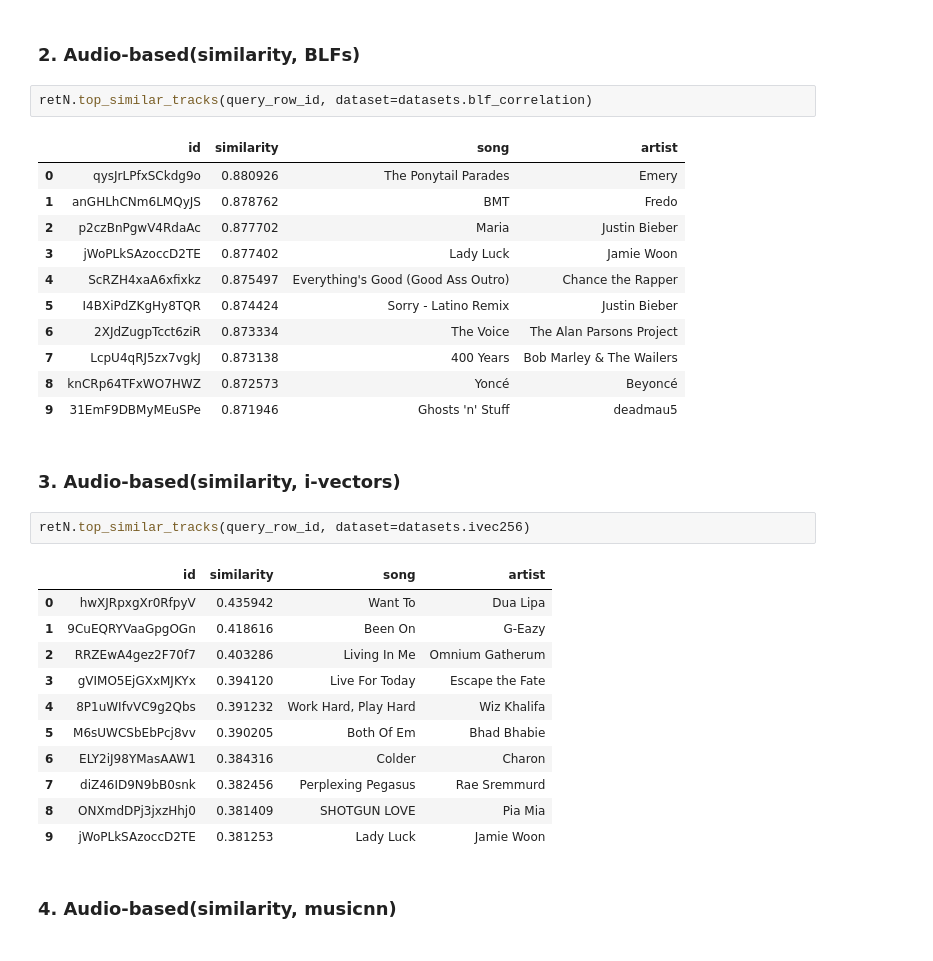
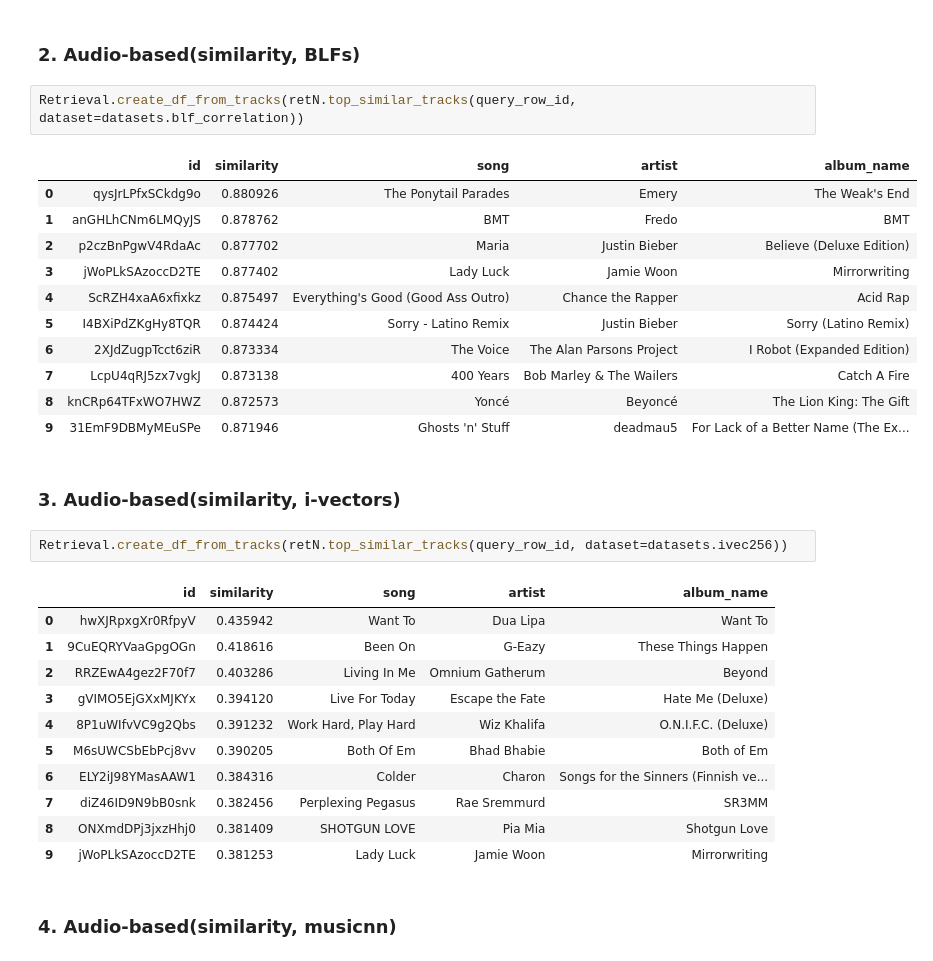
Before and after one commit to haraleib/MMSR_GroupB_WS23, a Jupyter notebook: Task 2_Group B.ipynb, the cells around one changed output. Drawn from its saved outputs; the diff is of its cells as text.

```diff
--- a/Task 2_Group B.ipynb
+++ b/Task 2_Group B.ipynb
@@ -69,35 +69,35 @@ retN.top_similar_tracks(query_row_id, dataset=datasets.mfcc_bow)
 # %% [markdown]
 ### 2. Audio-based(similarity, BLFs)
 # %%
-retN.top_similar_tracks(query_row_id, dataset=datasets.blf_correlation)
+Retrieval.create_df_from_tracks(retN.top_similar_tracks(query_row_id, dataset=datasets.blf_correlation))
 # %% [output]
-|  | id | similarity | song | artist |
-| 0 | qysJrLPfxSCkdg9o | 0.880926 | The Ponytail Parades | Emery |
-| 1 | anGHLhCNm6LMQyJS | 0.878762 | BMT | Fredo |
-| 2 | p2czBnPgwV4RdaAc | 0.877702 | Maria | Justin Bieber |
-| 3 | jWoPLkSAzoccD2TE | 0.877402 | Lady Luck | Jamie Woon |
-| 4 | ScRZH4xaA6xfixkz | 0.875497 | Everything's Good (Good Ass Outro) | Chance the Rapper |
-| 5 | I4BXiPdZKgHy8TQR | 0.874424 | Sorry - Latino Remix | Justin Bieber |
-| 6 | 2XJdZugpTcct6ziR | 0.873334 | The Voice | The Alan Parsons Project |
-| 7 | LcpU4qRJ5zx7vgkJ | 0.873138 | 400 Years | Bob Marley & The Wailers |
-| 8 | knCRp64TFxWO7HWZ | 0.872573 | Yoncé | Beyoncé |
-| 9 | 31EmF9DBMyMEuSPe | 0.871946 | Ghosts 'n' Stuff | deadmau5 |
+|  | id | similarity | song | artist | album_name |
+| 0 | qysJrLPfxSCkdg9o | 0.880926 | The Ponytail Parades | Emery | The Weak's End |
+| 1 | anGHLhCNm6LMQyJS | 0.878762 | BMT | Fredo | BMT |
+| 2 | p2czBnPgwV4RdaAc | 0.877702 | Maria | Justin Bieber | Believe (Deluxe Edition) |
+| 3 | jWoPLkSAzoccD2TE | 0.877402 | Lady Luck | Jamie Woon | Mirrorwriting |
+| 4 | ScRZH4xaA6xfixkz | 0.875497 | Everything's Good (Good Ass Outro) | Chance the Rapper | Acid Rap |
+| 5 | I4BXiPdZKgHy8TQR | 0.874424 | Sorry - Latino Remix | Justin Bieber | Sorry (Latino Remix) |
+| 6 | 2XJdZugpTcct6ziR | 0.873334 | The Voice | The Alan Parsons Project | I Robot (Expanded Edition) |
+| 7 | LcpU4qRJ5zx7vgkJ | 0.873138 | 400 Years | Bob Marley & The Wailers | Catch A Fire |
+| 8 | knCRp64TFxWO7HWZ | 0.872573 | Yoncé | Beyoncé | The Lion King: The Gift |
+| 9 | 31EmF9DBMyMEuSPe | 0.871946 | Ghosts 'n' Stuff | deadmau5 | For Lack of a Better Name (The Ex... |
 # %% [markdown]
 ### 3. Audio-based(similarity, i-vectors)
 # %%
-retN.top_similar_tracks(query_row_id, dataset=datasets.ivec256)
+Retrieval.create_df_from_tracks(retN.top_similar_tracks(query_row_id, dataset=datasets.ivec256))
 # %% [output]
-|  | id | similarity | song | artist |
-| 0 | hwXJRpxgXr0RfpyV | 0.435942 | Want To | Dua Lipa |
-| 1 | 9CuEQRYVaaGpgOGn | 0.418616 | Been On | G-Eazy |
-| 2 | RRZEwA4gez2F70f7 | 0.403286 | Living In Me | Omnium Gatherum |
-| 3 | gVIMO5EjGXxMJKYx | 0.394120 | Live For Today | Escape the Fate |
-| 4 | 8P1uWIfvVC9g2Qbs | 0.391232 | Work Hard, Play Hard | Wiz Khalifa |
-| 5 | M6sUWCSbEbPcj8vv | 0.390205 | Both Of Em | Bhad Bhabie |
-| 6 | ELY2iJ98YMasAAW1 | 0.384316 | Colder | Charon |
-| 7 | diZ46ID9N9bB0snk | 0.382456 | Perplexing Pegasus | Rae Sremmurd |
-| 8 | ONXmdDPj3jxzHhj0 | 0.381409 | SHOTGUN LOVE | Pia Mia |
-| 9 | jWoPLkSAzoccD2TE | 0.381253 | Lady Luck | Jamie Woon |
+|  | id | similarity | song | artist | album_name |
+| 0 | hwXJRpxgXr0RfpyV | 0.435942 | Want To | Dua Lipa | Want To |
+| 1 | 9CuEQRYVaaGpgOGn | 0.418616 | Been On | G-Eazy | These Things Happen |
+| 2 | RRZEwA4gez2F70f7 | 0.403286 | Living In Me | Omnium Gatherum | Beyond |
+| 3 | gVIMO5EjGXxMJKYx | 0.394120 | Live For Today | Escape the Fate | Hate Me (Deluxe) |
+| 4 | 8P1uWIfvVC9g2Qbs | 0.391232 | Work Hard, Play Hard | Wiz Khalifa | O.N.I.F.C. (Deluxe) |
+| 5 | M6sUWCSbEbPcj8vv | 0.390205 | Both Of Em | Bhad Bhabie | Both of Em |
+| 6 | ELY2iJ98YMasAAW1 | 0.384316 | Colder | Charon | Songs for the Sinners (Finnish ve... |
+| 7 | diZ46ID9N9bB0snk | 0.382456 | Perplexing Pegasus | Rae Sremmurd | SR3MM |
+| 8 | ONXmdDPj3jxzHhj0 | 0.381409 | SHOTGUN LOVE | Pia Mia | Shotgun Love |
+| 9 | jWoPLkSAzoccD2TE | 0.381253 | Lady Luck | Jamie Woon | Mirrorwriting |
 # %% [markdown]
 ### 4. Audio-based(similarity, musicnn)
 # %%
```
Also changed, not shown: parts of 4 cells of this notebook, 43 other files.
